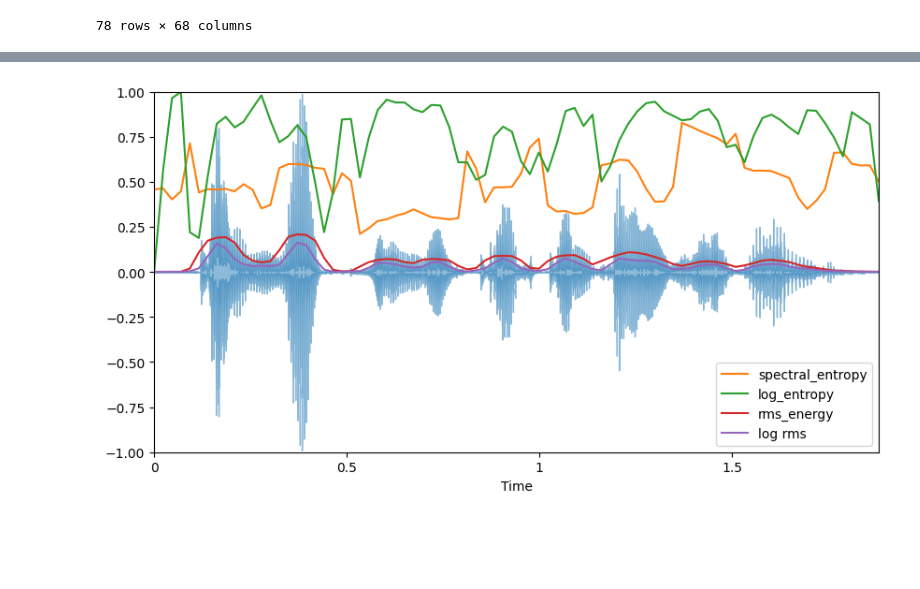
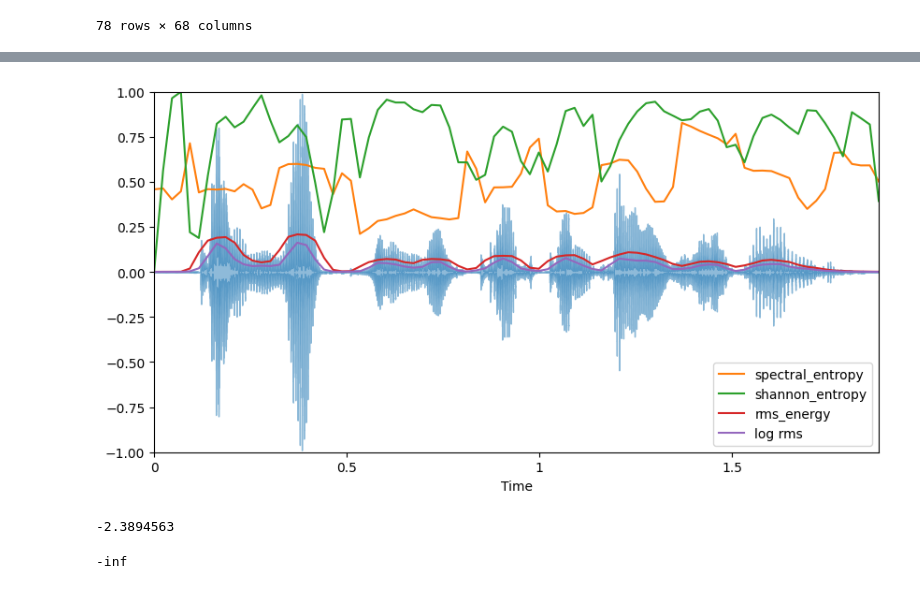
Before and after one commit to kimlindner/automatic_speech_emotion_recognition, a Jupyter notebook: notebooks/data_exploration.ipynb, the cells around one changed output, grey strips where cells are left out. Drawn from its saved outputs; the diff is of its cells as text; code cells hidden in the pictures; blank space fills up the shorter version.

```diff
--- a/notebooks/data_exploration.ipynb
+++ b/notebooks/data_exploration.ipynb
@@ -340,3 +343,7 @@ plt.legend()
 plt.show()
 # %% [output]
 [figure]
+# %%
+def energy(y, hop_length=512, frame_length=2048):
+    S, phase = librosa.magphase(librosa.stft(y))
+    return S
@@ -342,0 +355,4 @@ plt.show()
+# %%
+def energy2(x, hop_length=512, frame_length=2048):
+    energy_2 = np.array([sum(abs(x[i:i+frame_length]**2)) for i in range(0, len(x), hop_length)])
+    return (energy_2 - np.min(energy_2)) / (np.max(energy_2) - np.min(energy_2))
@@ -698,28 +644,4 @@ plt.show()
-# %%
-# finally visualize all entropies computed until now
-def feature_visualization(y, sf, features, title=None, base=2, hop_length=512, frame_length=2048):
-    t = librosa.frames_to_time(range(feature_length_computation(y, sf, hop_length=hop_length, frame_length=frame_length)
-                                    ), hop_length=hop_length)
-
-    plt.figure(figsize=(10, 5))
-    librosa.display.waveshow(y, alpha=0.5)
-    if 'spectral_entropy' in features:
-        plt.plot(t, spectral_entropy(y, sf), label='spectral_entropy')
-    if 'log_entropy' in features:
-        plt.plot(t, entropy_comp(y, base=base), label='log_entropy')
-    if 'rms' in features:
-        plt.plot(t, RMS_energy(y), label='rms_energy')
-    if 'rms_log' in features:
-        plt.plot(t, RMS_log_entropy(y), label='log rms')
-    if 'ae' in features:
-        plt.plot(t, amplitude_envelope(y), label='amplitude_envelope')
-
-    plt.ylim((-1, 1))
-    plt.xlim((t[0],t[-1]))
-    plt.legend()
-    plt.title(title)
-    plt.show()
 # %%
-feature_visualization(audio1, sample_rate1, ['spectral_entropy', 'log_entropy', 'rms', 'rms_log'])
+feature_visualization(audio1, sample_rate1, ['spectral_entropy', 'shannon_entropy', 'rms', 'rms_log'])
 # %% [output]
-[figure, old version]
+[figure, new version]
@@ -725,0 +655,4 @@ feature_visualization(audio1, sample_rate1, ['spectral_entropy', 'log_entropy',
+# %%
+np.sum(np.log(np.square(frame)))
+# %% [output]
+-2.3894563
@@ -725,0 +661,9 @@ feature_visualization(audio1, sample_rate1, ['spectral_entropy', 'log_entropy',
+# %%
+pk = frame
+pk = np.asarray(pk)
+pk = 1.0*pk / np.sum(pk, keepdims=True)
+vec = special.entr(pk)
+S = np.sum(vec)
+S
+# %% [output]
+-inf
```
Also changed, not shown: parts of 51 cells of this notebook.
